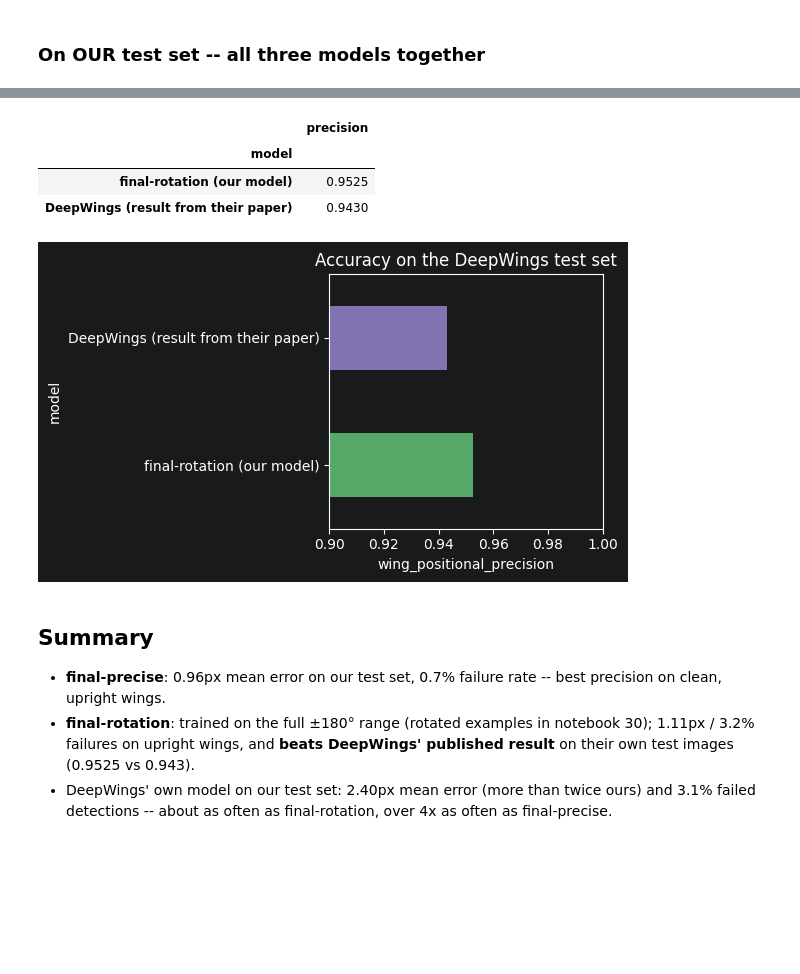
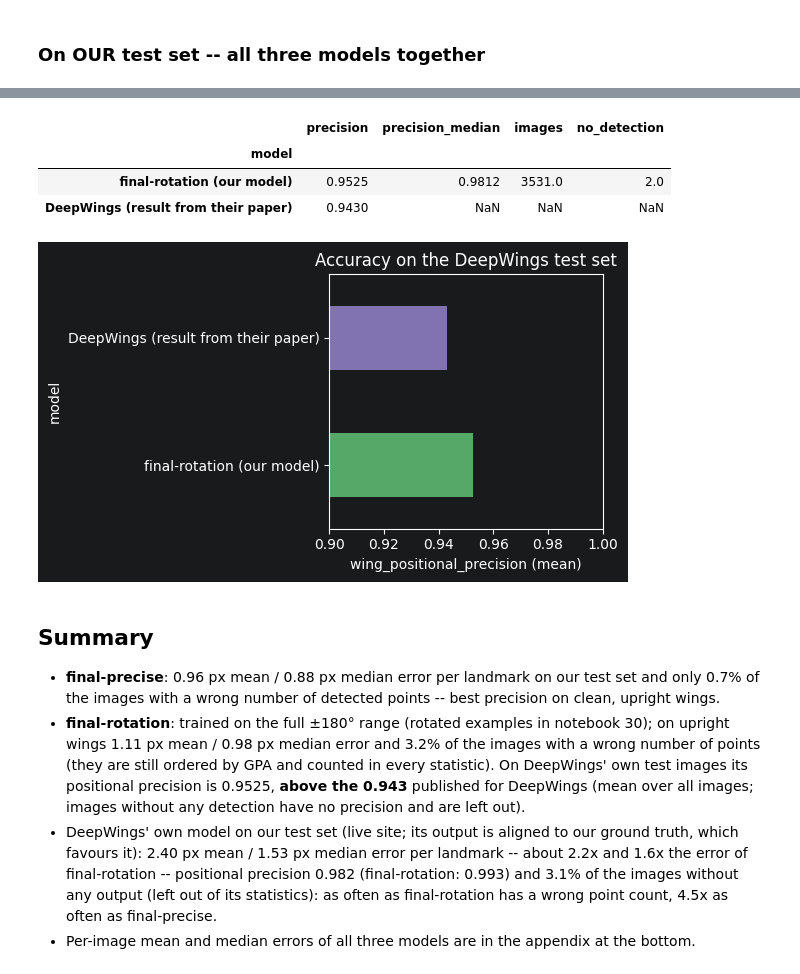
Before and after one commit to mkrajew/bees, a Jupyter notebook: notebooks/29_final_results_showcase.ipynb, the cells around one changed output, grey strips where cells are left out. Saved outputs shown, nothing was run; the diff lists cells and outputs as text; code cells hidden in the pictures; blank space fills up the shorter version.

```diff
--- a/notebooks/29_final_results_showcase.ipynb
+++ b/notebooks/29_final_results_showcase.ipynb
@@ -156,10 +173,16 @@ dw_result["n_samples"] = len(combined_precisions)
 dw_result["precision_mean"] = float(np.nanmean(combined_precisions))
 dw_result["precision_median"] = float(np.nanmedian(combined_precisions))
 dw_result["reliable_pct"] = float(combined_reliable.mean() * 100.0)
+# Images without any detection have no precision (NaN); np.nanmean leaves them out of the mean.
+dw_result["n_unscored"] = int(np.isnan(combined_precisions).sum())
+dw_result["precision_mean_unscored_as_zero"] = float(np.nan_to_num(combined_precisions, nan=0.0).mean())
+dw_result["exact19_pct"] = float((combined_n_pred == 19).mean() * 100.0)
 
 print(f"final-rotation on {dw_result['n_samples']} DeepWings images (3510 .jpg + 21 .bmp):")
 print(f"  wing_positional_precision: mean={dw_result['precision_mean']:.4f}  median={dw_result['precision_median']:.4f}")
-print(f"  plausible point count (16-22): {dw_result['reliable_pct']:.1f}%")
+print(f"  images without any detection (no precision, left out of the mean): {dw_result['n_unscored']}"
+      f" -- scored as 0 instead, the mean would be {dw_result['precision_mean_unscored_as_zero']:.4f}")
+print(f"  exactly 19 detected points: {dw_result['exact19_pct']:.1f}%   plausible point count (16-22): {dw_result['reliable_pct']:.1f}%")
 # %% [output]
 final-rotation on 3531 DeepWings images (3510 .jpg + 21 .bmp):
   wing_positional_precision: mean=0.9525  median=0.9812
@@ -289,26 +336,30 @@ plt.show()
 # %%
 deepwings_testset_comparison = pd.DataFrame([
-    {"model": "final-rotation (our model)", "precision": dw_result["precision_mean"]},
-    {"model": "DeepWings (result from their paper)", "precision": 0.943},
+    {"model": "final-rotation (our model)", "precision": dw_result["precision_mean"],
+     "precision_median": dw_result["precision_median"], "images": dw_result["n_samples"],
+     "no_detection": dw_result["n_unscored"]},
+    {"model": "DeepWings (result from their paper)", "precision": 0.943,
+     "precision_median": np.nan, "images": np.nan, "no_detection": np.nan},
 ]).set_index("model")
 display(deepwings_testset_comparison.round(4))
 
 fig, ax = plt.subplots(figsize=(6, 3.5))
 deepwings_testset_comparison["precision"].plot.barh(ax=ax, color=["#55A868", "#8172B2"])
 ax.set_xlim(0.9, 1.0)
-ax.set_xlabel("wing_positional_precision")
+ax.set_xlabel("wing_positional_precision (mean)")
 ax.set_title("Accuracy on the DeepWings test set")
 plt.tight_layout()
 plt.show()
 # %% [output]
-|  | precision |
-| model |  |
-| final-rotation (our model) | 0.9525 |
-| DeepWings (result from their paper) | 0.9430 |
+|  | precision | precision_median | images | no_detection |
+| model |  |  |  |  |
+| final-rotation (our model) | 0.9525 | 0.9812 | 3531.0 | 2.0 |
+| DeepWings (result from their paper) | 0.9430 | NaN | NaN | NaN |
-[figure, old version]
+[figure, new version]
 # %% [markdown]
 ## Summary
 
-- **final-precise**: 0.96px mean error on our test set, 0.7% failure rate -- best precision on clean, upright wings.
-- **final-rotation**: trained on the full ±180° range (rotated examples in notebook 30); 1.11px / 3.2% failures on upright wings, and **beats DeepWings' published result** on their own test images (0.9525 vs 0.943).
-- DeepWings' own model on our test set: 2.40px mean error (more than twice ours) and 3.1% failed detections -- about as often as final-rotation, over 4x as often as final-precise.
+- **final-precise**: 0.96 px mean / 0.88 px median error per landmark on our test set and only 0.7% of the images with a wrong number of detected points -- best precision on clean, upright wings.
+- **final-rotation**: trained on the full ±180° range (rotated examples in notebook 30); on upright wings 1.11 px mean / 0.98 px median error and 3.2% of the images with a wrong number of points (they are still ordered by GPA and counted in every statistic). On DeepWings' own test images its positional precision is 0.9525, **above the 0.943** published for DeepWings (mean over all images; images without any detection have no precision and are left out).
+- DeepWings' own model on our test set (live site; its output is aligned to our ground truth, which favours it): 2.40 px mean / 1.53 px median error per landmark -- about 2.2x and 1.6x the error of final-rotation -- positional precision 0.982 (final-rotation: 0.993) and 3.1% of the images without any output (left out of its statistics): as often as final-rotation has a wrong point count, 4.5x as often as final-precise.
+- Per-image mean and median errors of all three models are in the appendix at the bottom.
```
Also changed, not shown: parts of 10 cells of this notebook, 3 other files.
